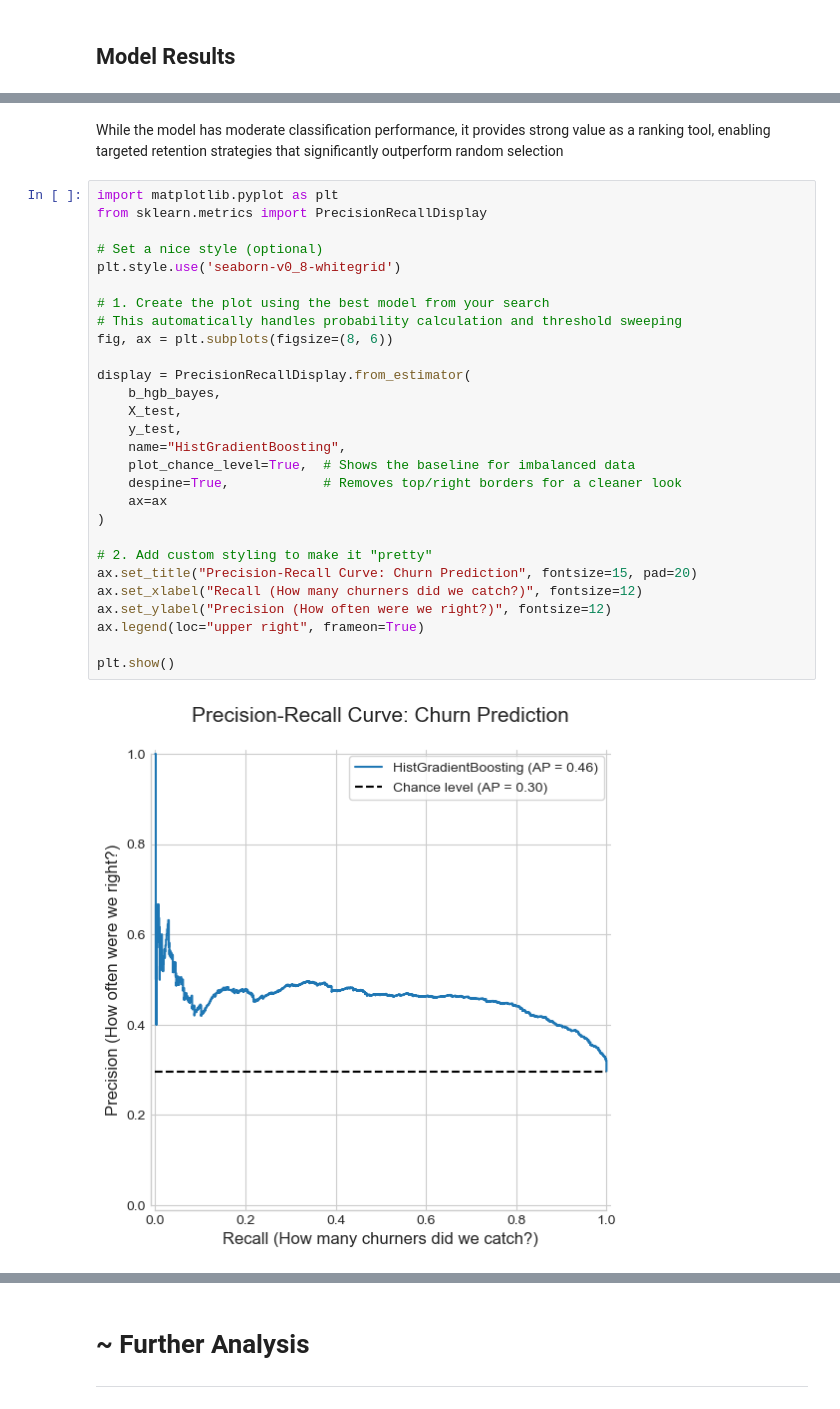
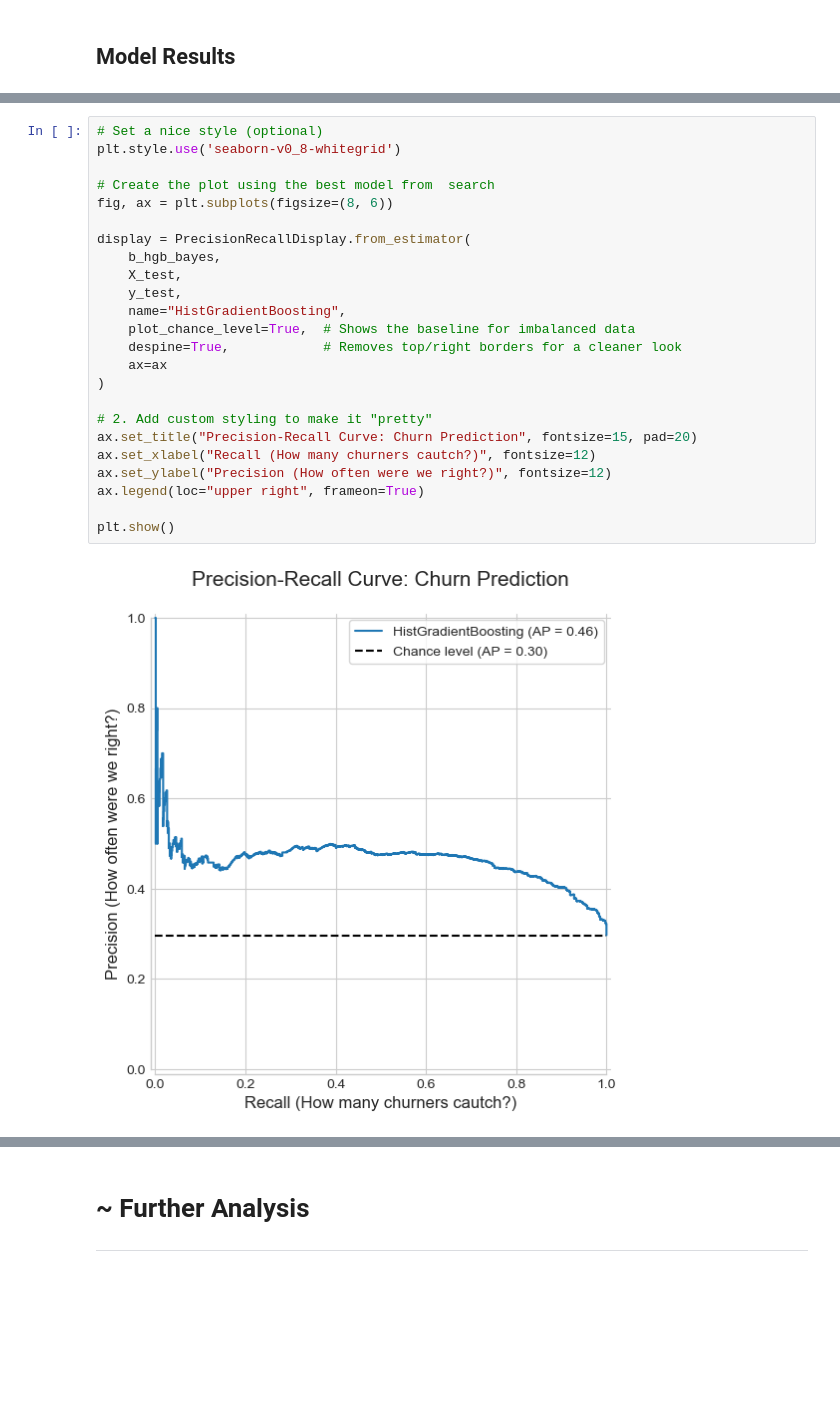
Before and after one commit to hunterphelan/Churn-Prediction, a Jupyter notebook: analysis_v1.5.ipynb, the cells around one changed output, grey strips where cells are left out. Cells and saved outputs as stored; diff of their text form; blank space fills up the shorter version.

```diff
--- a/analysis_v1.5.ipynb
+++ b/analysis_v1.5.ipynb
@@ -1072,35 +1106,29 @@ Note:
 - Precision: Of those the model categorized as churners, how many actually churned.
 - Recall: Percent of Churners that are actually caught
-# %% [markdown]
-While the model has moderate classification performance, it provides strong value as a ranking tool, enabling targeted retention strategies that significantly outperform random selection
 # %%
-import matplotlib.pyplot as plt
-from sklearn.metrics import PrecisionRecallDisplay
-
 # Set a nice style (optional)
 plt.style.use('seaborn-v0_8-whitegrid')
 
-# 1. Create the plot using the best model from your search
-# This automatically handles probability calculation and threshold sweeping
+# Create the plot using the best model from  search
 fig, ax = plt.subplots(figsize=(8, 6))
 
 display = PrecisionRecallDisplay.from_estimator(
     b_hgb_bayes,
     X_test,
     y_test,
     name="HistGradientBoosting",
     plot_chance_level=True,  # Shows the baseline for imbalanced data
     despine=True,            # Removes top/right borders for a cleaner look
     ax=ax
 )
 
 # 2. Add custom styling to make it "pretty"
 ax.set_title("Precision-Recall Curve: Churn Prediction", fontsize=15, pad=20)
-ax.set_xlabel("Recall (How many churners did we catch?)", fontsize=12)
+ax.set_xlabel("Recall (How many churners cautch?)", fontsize=12)
 ax.set_ylabel("Precision (How often were we right?)", fontsize=12)
 ax.legend(loc="upper right", frameon=True)
 
 plt.show()
 # %% [output]
-[figure, old version]
+[figure, new version]
 # %% [markdown]
```
Also changed, not shown: parts of 29 cells of this notebook.
